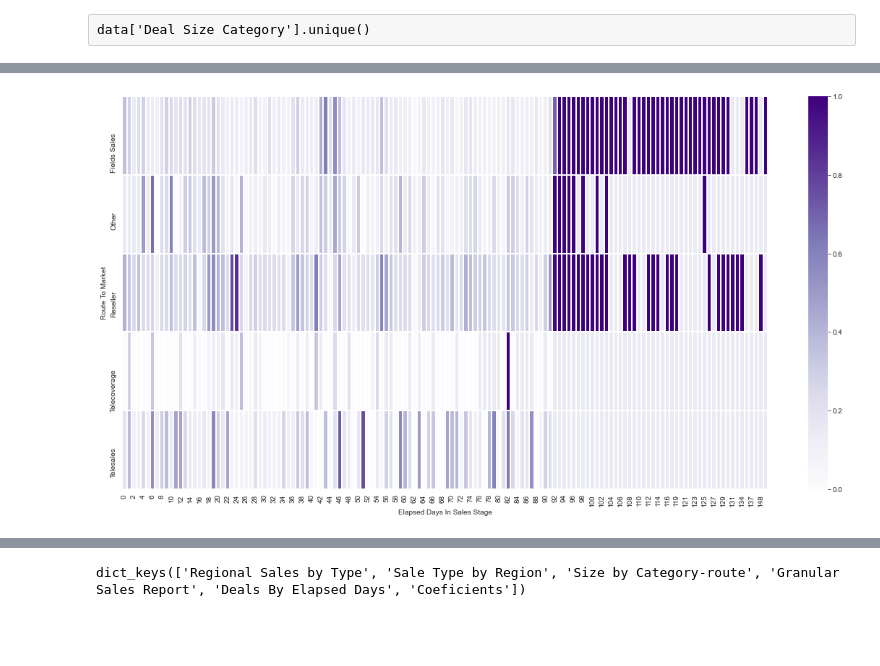
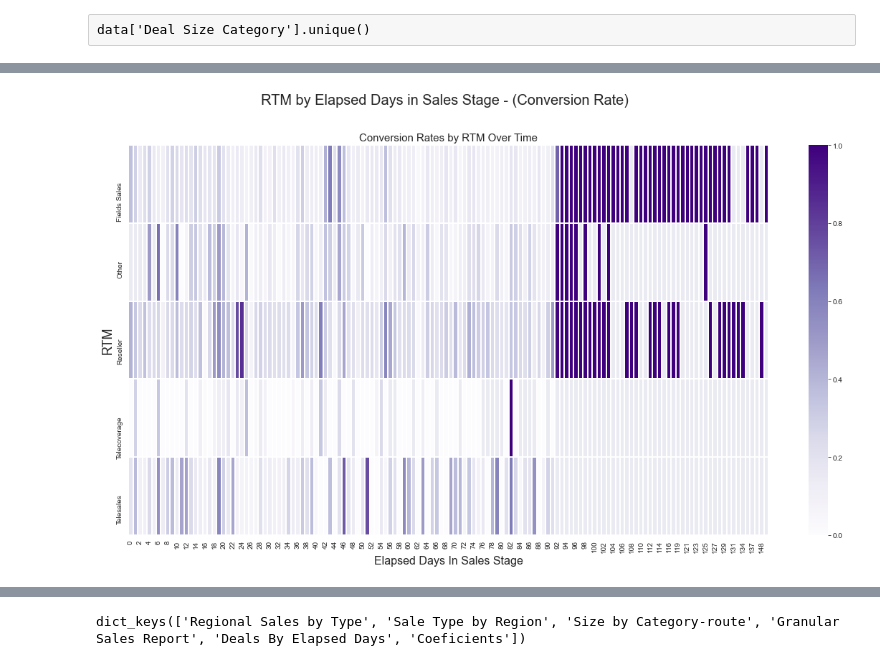
Before and after one commit to OliverAHernandez/IBM-Sales-Analysis, a Jupyter notebook: code/EDA.ipynb, the cells around one changed output, grey strips where cells are left out. Cells and saved outputs as stored; diff of their text form; code cells hidden in the pictures; blank space fills up the shorter version.

```diff
--- a/code/EDA.ipynb
+++ b/code/EDA.ipynb
@@ -428,8 +428,15 @@ fig.savefig('../pictures/Route to Market(RTM) & Supplies Group by Deal size Cate
-# %%
-pivot_table = data.pivot_table(values='y_hat',index=['Route To Market']
-                               ,columns=['Elapsed Days In Sales Stage'],
-                              aggfunc='mean')
-plt.figure(figsize=(20,10))
-sns.heatmap(pivot_table,cmap='Purples',linecolor='white',linewidths=1);
-# %% [output]
-[figure, removed]
+# %%
+fig = plt.figure(figsize=(20,10)) # Define the figure size
+pivot_table = data.pivot_table(values='y_hat',index=['Route To Market']
+                               ,columns=['Elapsed Days In Sales Stage'],
+                              aggfunc='mean')
+sns.heatmap(pivot_table,cmap='Purples',linecolor='white',linewidths=1);
+
+
+plt.title("Conversion Rates by RTM Over Time",fontsize=15);
+fig.suptitle("RTM by Elapsed Days in Sales Stage - (Conversion Rate)                                    ", fontsize=20)
+plt.xlabel('Elapsed Days In Sales Stage', fontsize=16)
+plt.ylabel('RTM', fontsize=18)
+fig.savefig('../pictures/Conversion Rates by RTM Over Time.jpg')
+# %% [output]
+[figure, added]
```
Also changed, not shown: parts of 5 cells of this notebook, 18 other files.
